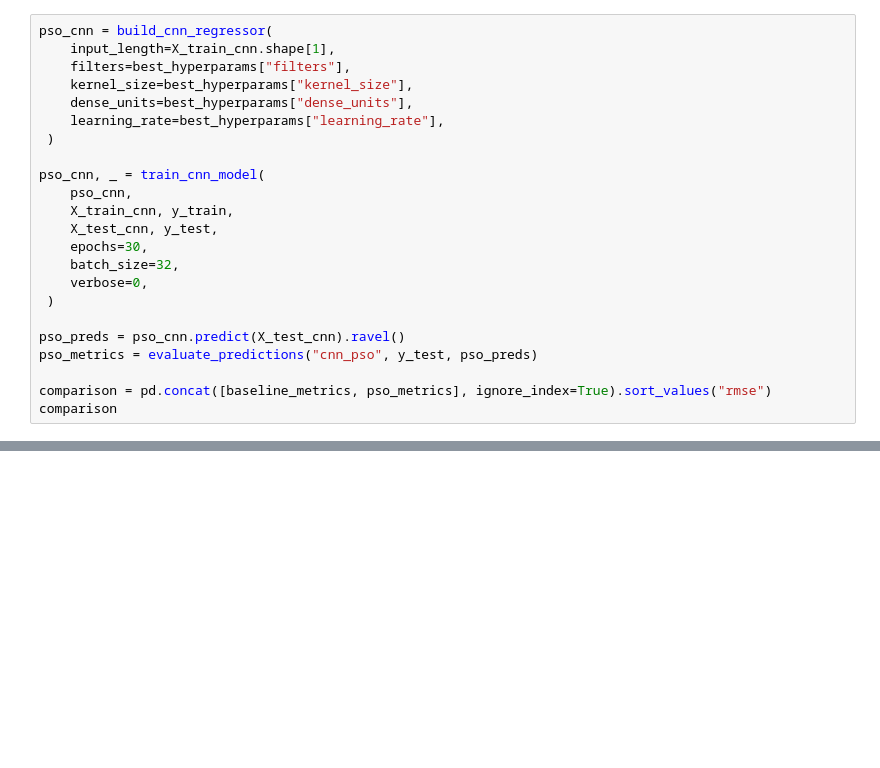
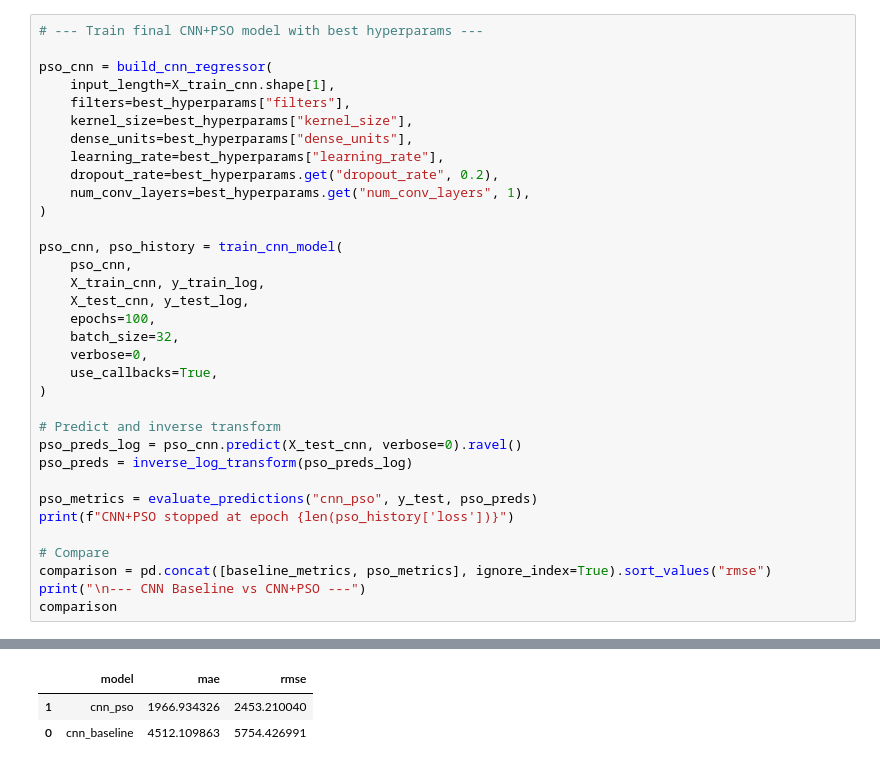
Before and after one commit to kalpit-rooman/Software-Cost-Estimation, a Jupyter notebook: notebooks/05_pso.ipynb, the cells around one changed output, grey strips where cells are left out. Saved outputs shown, nothing was run; the diff lists cells and outputs as text; blank space fills up the shorter version.

```diff
--- a/notebooks/05_pso.ipynb
+++ b/notebooks/05_pso.ipynb
@@ -100,23 +174,35 @@ print("Best hyperparameters:", best_hyperparams)
 # %%
+# --- Train final CNN+PSO model with best hyperparams ---
+
 pso_cnn = build_cnn_regressor(
     input_length=X_train_cnn.shape[1],
     filters=best_hyperparams["filters"],
     kernel_size=best_hyperparams["kernel_size"],
     dense_units=best_hyperparams["dense_units"],
     learning_rate=best_hyperparams["learning_rate"],
- )
+    dropout_rate=best_hyperparams.get("dropout_rate", 0.2),
+    num_conv_layers=best_hyperparams.get("num_conv_layers", 1),
+)
 
-pso_cnn, _ = train_cnn_model(
+pso_cnn, pso_history = train_cnn_model(
     pso_cnn,
-    X_train_cnn, y_train,
-    X_test_cnn, y_test,
-    epochs=30,
+    X_train_cnn, y_train_log,
+    X_test_cnn, y_test_log,
+    epochs=100,
     batch_size=32,
     verbose=0,
- )
+    use_callbacks=True,
+)
 
-pso_preds = pso_cnn.predict(X_test_cnn).ravel()
+# Predict and inverse transform
+pso_preds_log = pso_cnn.predict(X_test_cnn, verbose=0).ravel()
+pso_preds = inverse_log_transform(pso_preds_log)
+
 pso_metrics = evaluate_predictions("cnn_pso", y_test, pso_preds)
+print(f"CNN+PSO stopped at epoch {len(pso_history['loss'])}")
 
+# Compare
 comparison = pd.concat([baseline_metrics, pso_metrics], ignore_index=True).sort_values("rmse")
+print("\n--- CNN Baseline vs CNN+PSO ---")
 comparison
+# %% [output]
@@ -123 +210,4 @@ comparison
+|  | model | mae | rmse |
+| 1 | cnn_pso | 1966.934326 | 2453.210040 |
+| 0 | cnn_baseline | 4512.109863 | 5754.426991 |
 # %%
```
Also changed, not shown: parts of 6 cells of this notebook, 17 other files.
